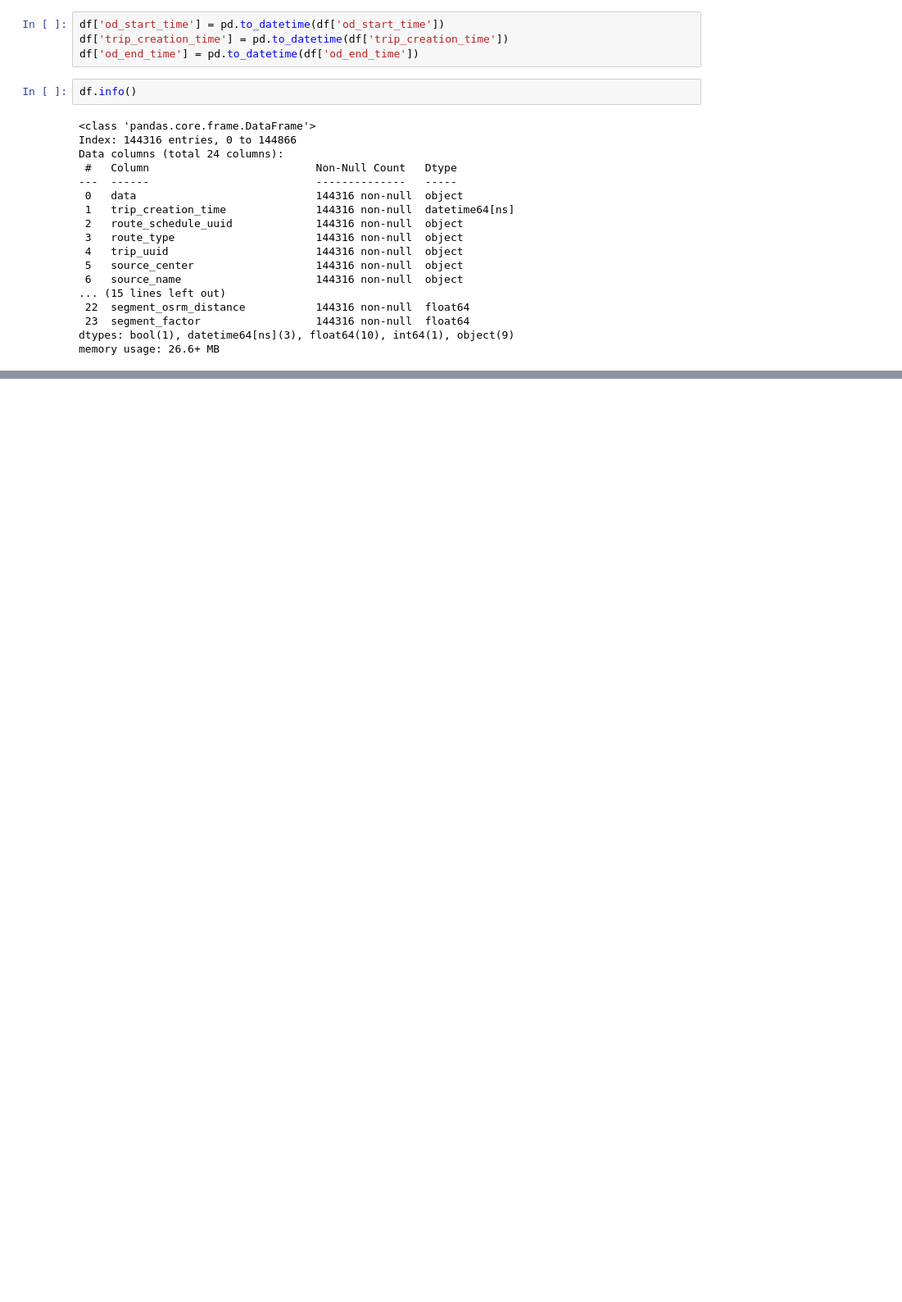
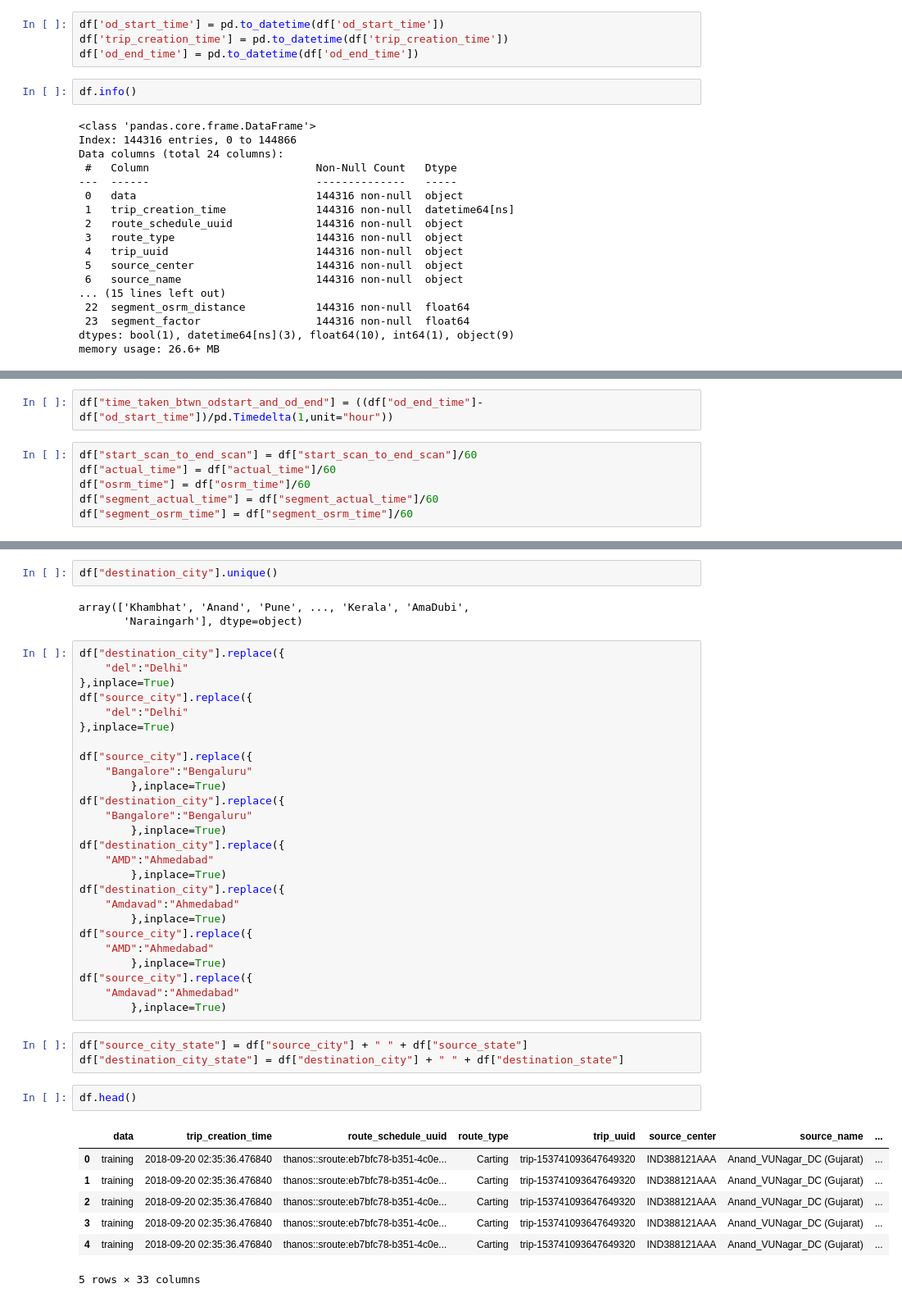
Before and after one commit to Rhy-Shah/Delhivery, a Jupyter notebook: delhivery.ipynb, the cells around one changed output, grey strips where cells are left out. Shown at 82% size. Drawn from its saved outputs; the diff is of its cells as text; blank space fills up the shorter version.

```diff
--- a/delhivery.ipynb
+++ b/delhivery.ipynb
@@ -122,0 +168,8 @@ memory usage: 26.6+ MB
+# %%
+df["time_taken_btwn_odstart_and_od_end"] = ((df["od_end_time"]-df["od_start_time"])/pd.Timedelta(1,unit="hour"))
+# %%
+df["start_scan_to_end_scan"] = df["start_scan_to_end_scan"]/60
+df["actual_time"] = df["actual_time"]/60
+df["osrm_time"] = df["osrm_time"]/60
+df["segment_actual_time"] = df["segment_actual_time"]/60
+df["segment_osrm_time"] = df["segment_osrm_time"]/60
@@ -122,0 +298,44 @@ memory usage: 26.6+ MB
+# %%
+df["destination_city"].unique()
+# %% [output]
+array(['Khambhat', 'Anand', 'Pune', ..., 'Kerala', 'AmaDubi',
+       'Naraingarh'], dtype=object)
+# %%
+df["destination_city"].replace({
+    "del":"Delhi"
+},inplace=True)
+df["source_city"].replace({
+    "del":"Delhi"
+},inplace=True)
+
+df["source_city"].replace({
+    "Bangalore":"Bengaluru"
+        },inplace=True)
+df["destination_city"].replace({
+    "Bangalore":"Bengaluru"
+        },inplace=True)
+df["destination_city"].replace({
+    "AMD":"Ahmedabad"
+        },inplace=True)
+df["destination_city"].replace({
+    "Amdavad":"Ahmedabad"
+        },inplace=True)
+df["source_city"].replace({
+    "AMD":"Ahmedabad"
+        },inplace=True)
+df["source_city"].replace({
+    "Amdavad":"Ahmedabad"
+        },inplace=True)
+# %%
+df["source_city_state"] = df["source_city"] + " " + df["source_state"]
+df["destination_city_state"] = df["destination_city"] + " " + df["destination_state"]
+# %%
+df.head()
+# %% [output]
+|  | data | trip_creation_time | route_schedule_uuid | route_type | trip_uuid | source_center | source_name | ... |
+| 0 | training | 2018-09-20 02:35:36.476840 | thanos::sroute:eb7bfc78-b351-4c0e... | Carting | trip-153741093647649320 | IND388121AAA | Anand_VUNagar_DC (Gujarat) | ... |
+| 1 | training | 2018-09-20 02:35:36.476840 | thanos::sroute:eb7bfc78-b351-4c0e... | Carting | trip-153741093647649320 | IND388121AAA | Anand_VUNagar_DC (Gujarat) | ... |
+| 2 | training | 2018-09-20 02:35:36.476840 | thanos::sroute:eb7bfc78-b351-4c0e... | Carting | trip-153741093647649320 | IND388121AAA | Anand_VUNagar_DC (Gujarat) | ... |
+| 3 | training | 2018-09-20 02:35:36.476840 | thanos::sroute:eb7bfc78-b351-4c0e... | Carting | trip-153741093647649320 | IND388121AAA | Anand_VUNagar_DC (Gujarat) | ... |
+| 4 | training | 2018-09-20 02:35:36.476840 | thanos::sroute:eb7bfc78-b351-4c0e... | Carting | trip-153741093647649320 | IND388121AAA | Anand_VUNagar_DC (Gujarat) | ... |
+5 rows × 33 columns
```
Also changed, not shown: parts of 13 cells of this notebook.
